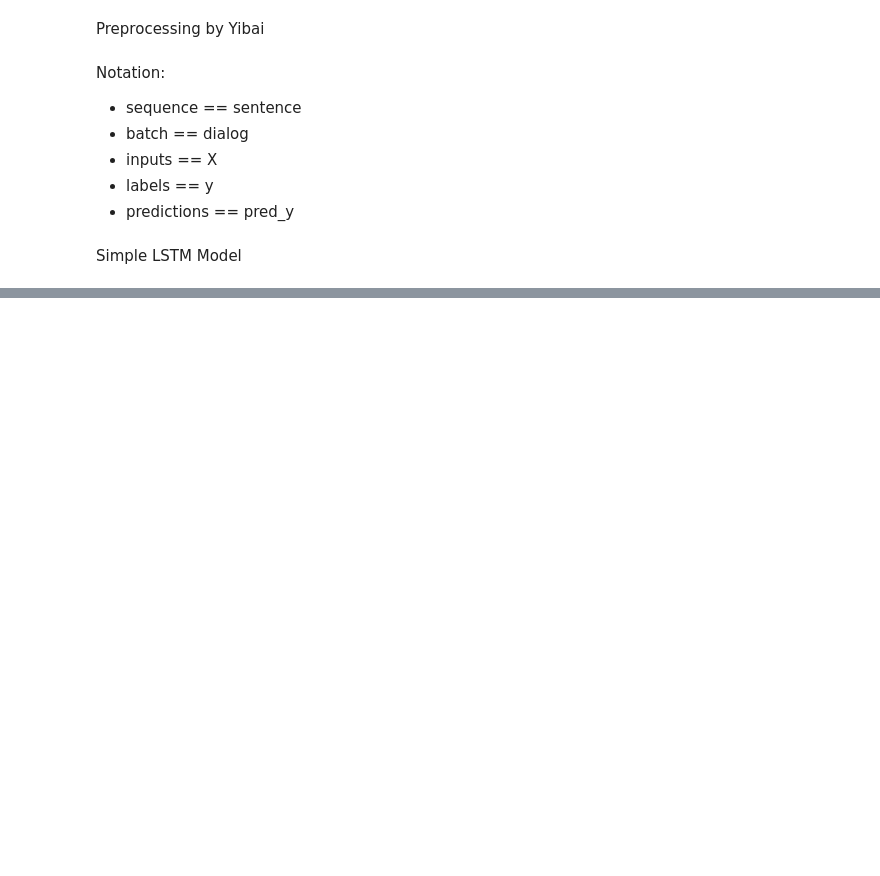
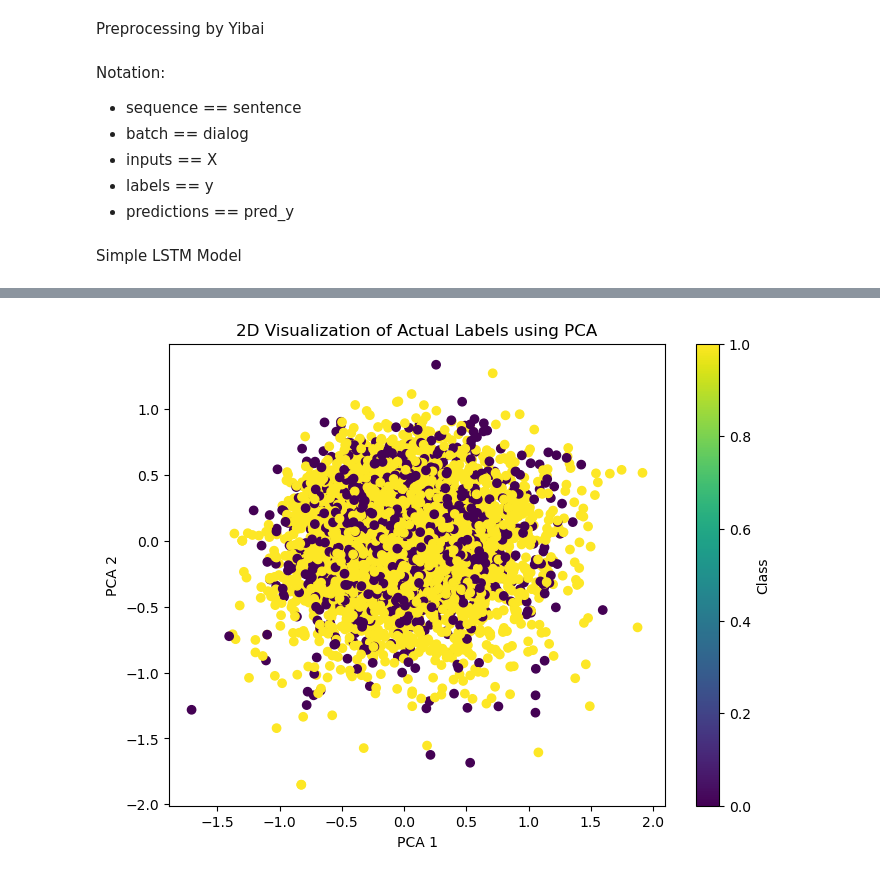
Before and after one commit to FZFZFZZ/PlatonicOrRomantic, a Jupyter notebook: models/lstm_basic.ipynb, the cells around one changed output, grey strips where cells are left out. Cells and saved outputs as stored; diff of their text form; code cells hidden in the pictures; blank space fills up the shorter version.

```diff
--- a/models/lstm_basic.ipynb
+++ b/models/lstm_basic.ipynb
@@ -412,0 +453,11 @@ f1_score(y[y_mask].detach().numpy(), y_pred_int)
+# %%
+# Visualize Correct Predictions
+plt.figure(figsize=(8, 6))
+plt.scatter(reduced_X[:, 0], reduced_X[:, 1], c=is_correct_prediction, cmap='viridis', marker='o')
+plt.colorbar(label='Class')
+plt.title('2D Visualization of Actual Labels using PCA')
+plt.xlabel('PCA 1')
+plt.ylabel('PCA 2')
+plt.show()
+# %% [output]
+[figure, added]
```
Also changed, not shown: parts of 10 cells of this notebook, 1 other file.
